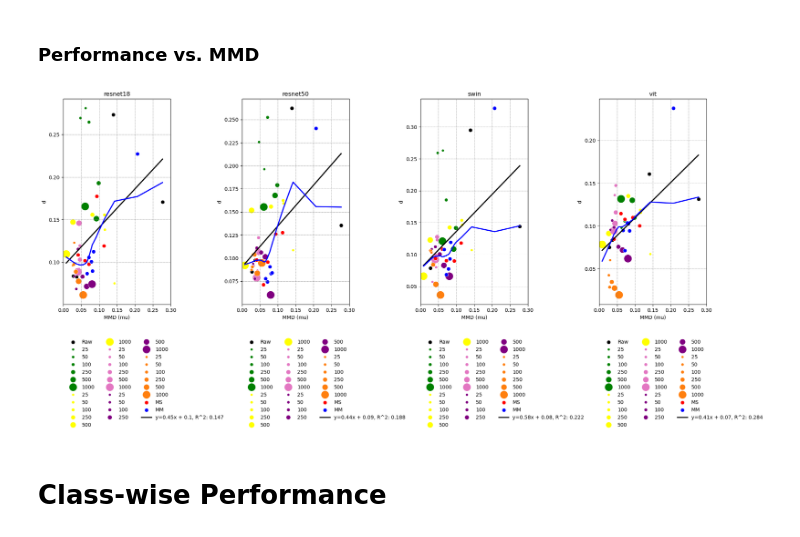
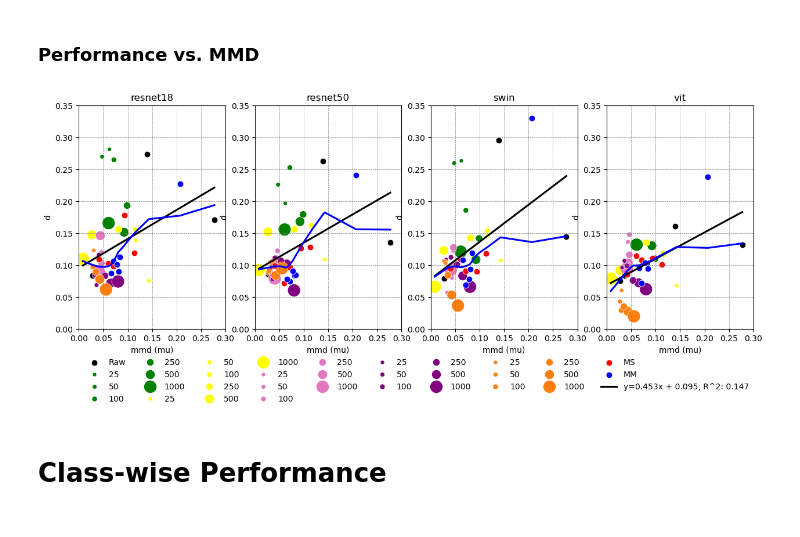
Before and after one commit to masseygeo/earthscape, a Jupyter notebook: notebooks/analysis_cls.ipynb, the cells around one changed output. Cells and saved outputs as stored; diff of their text form; code cells hidden in the pictures.

```diff
--- a/notebooks/analysis_cls.ipynb
+++ b/notebooks/analysis_cls.ipynb
@@ -16,6 +16,9 @@ import seaborn as sns
 from scipy import stats
 
 from earthscape.analysis.data_processing import parse_input_label, parse_features, spatial_support
+
+import matplotlib as mpl
+mpl.rcParams["svg.fonttype"] = "none"
 # %% [markdown]
 # **Setup**
 # %%
@@ -691,56 +635,53 @@ metric = 'd'
 df_compiled = pd.read_csv(compiled_path)
 df_compiled[["family", "spatial support"]] = df_compiled["input"].apply(parse_input_label)
 df_mmd = pd.read_csv(mmd_path)
-df_mmd['Feature'] = df_mmd['Feature'].apply(lambda x: str(x).lower().replace(' ', '-'))
-df = pd.merge(left=df_compiled, right=df_mmd, left_on='input', right_on='Feature', how='inner')
+# df_mmd['input'] = df_mmd['input'].apply(lambda x: str(x).lower().replace(' ', '-'))
+df = pd.merge(left=df_compiled, right=df_mmd, left_on='input', right_on='input', how='inner')
 
 
 ##### calculate regression & plot...
-fig, ax = plt.subplots(ncols=4, figsize=(20,10))
+fig, ax = plt.subplots(ncols=4, figsize=(15,5))
 
 for idx, m in enumerate(df['model'].unique()):
     mask = df['model'] == m
     subset = df[mask].copy()
 
     subset['d'] = subset['macro_map (id)'] - subset['macro_map (cd)']
     subset['dr'] = (subset['macro_map (id)'] - subset['macro_map (cd)']) / subset['macro_map (id)'] * 100
 
-    res = stats.linregress(subset["MMD (mu)"], subset[f"{metric}"])
+    res = stats.linregress(subset["mmd (mu)"], subset[f"{metric}"])
     r2 = res.rvalue**2
-    label = f"y={round(res.slope, 2)}x + {round(res.intercept, 2)}, R^2: {round(r2.item(), 3)}"
+    label = f"y={round(res.slope, 3)}x + {round(res.intercept, 3)}, R^2: {round(r2.item(), 3)}"
 
-    sns.scatterplot(data=subset[subset['family'] == 'raw'], x='MMD (mu)', y=f"{metric}", ax=ax[idx], color='k', s=60, label='Raw')
+    sns.scatterplot(data=subset[subset['family'] == 'raw'], x='mmd (mu)', y=f"{metric}", ax=ax[idx], color='k', s=60, label='Raw')
 
-    sns.scatterplot(data=subset[subset['family'] == 'ep'], x='MMD (mu)', y=f"{metric}", ax=ax[idx], color='green', size='spatial support', sizes=(25, 250))
-    sns.scatterplot(data=subset[subset['family'] == 'plc'], x='MMD (mu)', y=f"{metric}", ax=ax[idx], color='yellow', size='spatial support', sizes=(25, 250))
-    sns.scatterplot(data=subset[subset['family'] == 'prc'], x='MMD (mu)', y=f"{metric}", ax=ax[idx], color='tab:pink', size='spatial support', sizes=(25, 250))
-    sns.scatterplot(data=subset[subset['family'] == 's'], x='MMD (mu)', y=f"{metric}", ax=ax[idx], color='purple', size='spatial support', sizes=(25, 250))
-    sns.scatterplot(data=subset[subset['family'] == 'sds'], x='MMD (mu)', y=f"{metric}", ax=ax[idx], color='tab:orange', size='spatial support', sizes=(25, 250))
+    sns.scatterplot(data=subset[subset['family'] == 'ep'], x='mmd (mu)', y=f"{metric}", ax=ax[idx], color='green', size='spatial support', sizes=(25, 250))
+    sns.scatterplot(data=subset[subset['family'] == 'plc'], x='mmd (mu)', y=f"{metric}", ax=ax[idx], color='yellow', size='spatial support', sizes=(25, 250))
+    sns.scatterplot(data=subset[subset['family'] == 'prc'], x='mmd (mu)', y=f"{metric}", ax=ax[idx], color='tab:pink', size='spatial support', sizes=(25, 250))
+    sns.scatterplot(data=subset[subset['family'] == 's'], x='mmd (mu)', y=f"{metric}", ax=ax[idx], color='purple', size='spatial support', sizes=(25, 250))
+    sns.scatterplot(data=subset[subset['family'] == 'sds'], x='mmd (mu)', y=f"{metric}", ax=ax[idx], color='tab:orange', size='spatial support', sizes=(25, 250))
 
-    sns.scatterplot(data=subset[subset['family'] == 'multi-scale'], x='MMD (mu)', y=f"{metric}", ax=ax[idx], color='red', s=60, label='MS')
-    sns.scatterplot(data=subset[subset['family'] == 'multimodal'], x='MMD (mu)', y=f"{metric}", ax=ax[idx], color='blue', s=60, label='MM')
+    sns.scatterplot(data=subset[subset['family'] == 'multi-scale'], x='mmd (mu)', y=f"{metric}", ax=ax[idx], color='red', s=60, label='MS')
+    sns.scatterplot(data=subset[subset['family'] == 'multimodal'], x='mmd (mu)', y=f"{metric}", ax=ax[idx], color='blue', s=60, label='MM')
 
-    x = sns.regplot(data=subset, x='MMD (mu)', y=f"{metric}", robust=False, ci=False, label=label, color='k', scatter=False, ax=ax[idx])
-    sns.regplot(data=subset, x='MMD (mu)', y=f"{metric}", lowess=True, robust=False, ci=False, color='blue', scatter=False, ax=ax[idx])
-    x.legend(loc='best', frameon=False, fontsize=8)
+    x = sns.regplot(data=subset, x='mmd (mu)', y=f"{metric}", robust=False, ci=False, label=label, color='k', scatter=False, ax=ax[idx])
+    sns.regplot(data=subset, x='mmd (mu)', y=f"{metric}", lowess=True, robust=False, ci=False, color='blue', scatter=False, ax=ax[idx])
 
-    sns.move_legend(x, loc='upper left', bbox_to_anchor=(0, -0.15), frameon=False, ncols=3)
 
     ax[idx].set_title(f"{m}")
-
-    # ax[idx].set_ylim(0, 0.3)
+    ax[idx].set_ylim(0, 0.35)
     ax[idx].set_xlim(0, 0.3)
 
     ax[idx].grid(axis='both', linestyle='--', linewidth=0.5, color='0.5')
 
-
-plt.tight_layout()
+for axes in ax:
+    axes.legend().remove()
+ax[0].legend(loc='upper left', bbox_to_anchor=(0,-0.1), frameon=False, ncols = 10)
 
 plt.savefig(f"{ASSETS_DIR}/baselines/classification/delta_vs_mmd_clf.svg")
-
 plt.show()
 # %% [output]
-[figure, old version]
+[figure, new version]
 # %% [markdown]
 # **Class-wise Performance**
 # %% [markdown]
```
Also changed, not shown: parts of 22 cells of this notebook, 10 other files.
